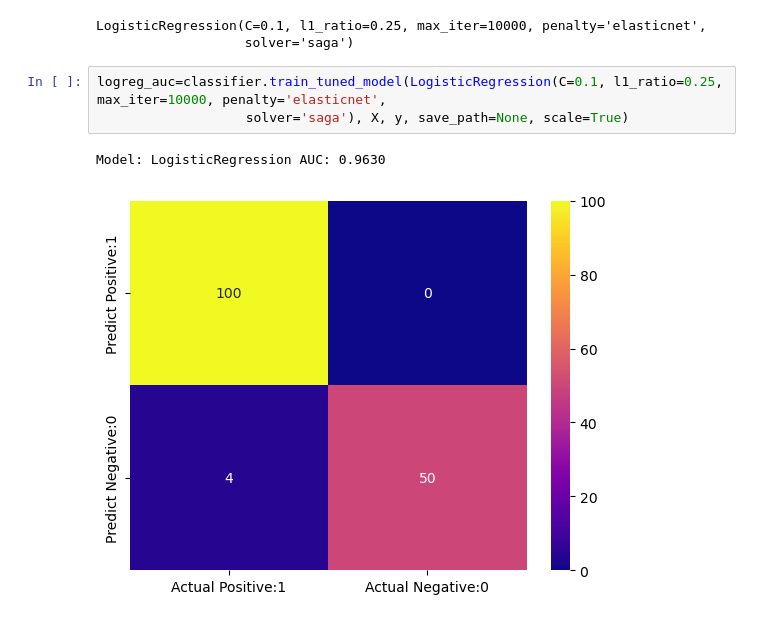
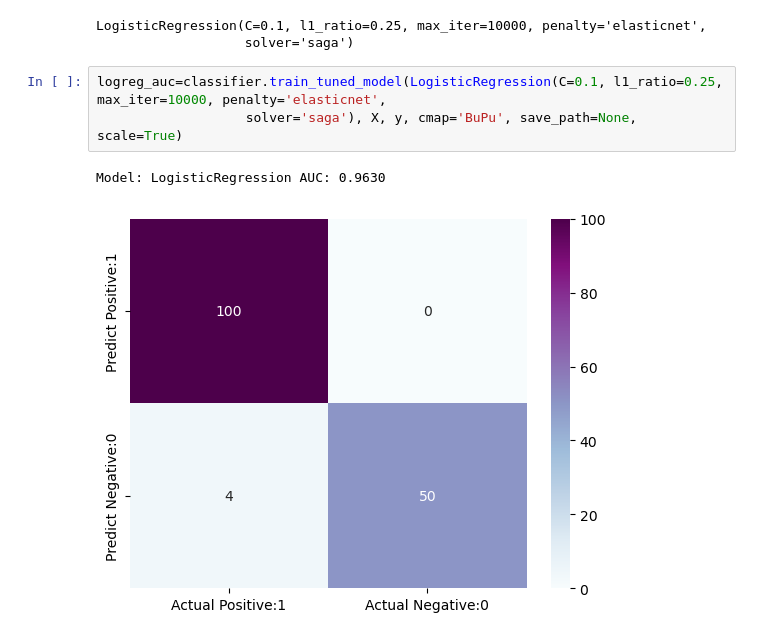
Before and after one commit to smertzani444/Assignment-2, a Jupyter notebook: models /winner_analysis.ipynb, the cells around one changed output. Cells and saved outputs as stored; diff of their text form.

```diff
--- a/models /winner_analysis.ipynb
+++ b/models /winner_analysis.ipynb
@@ -206,7 +206,7 @@ LogisticRegression(C=0.1, l1_ratio=0.25, max_iter=10000, penalty='elasticnet',
                    solver='saga')
 # %%
 logreg_auc=classifier.train_tuned_model(LogisticRegression(C=0.1, l1_ratio=0.25, max_iter=10000, penalty='elasticnet',
-                   solver='saga'), X, y, save_path=None, scale=True)
+                   solver='saga'), X, y, cmap='BuPu', save_path=None, scale=True)
 # %% [output]
 Model: LogisticRegression AUC: 0.9630
-[figure, old version]
+[figure, new version]
```
Also changed, not shown: 3 other files.
